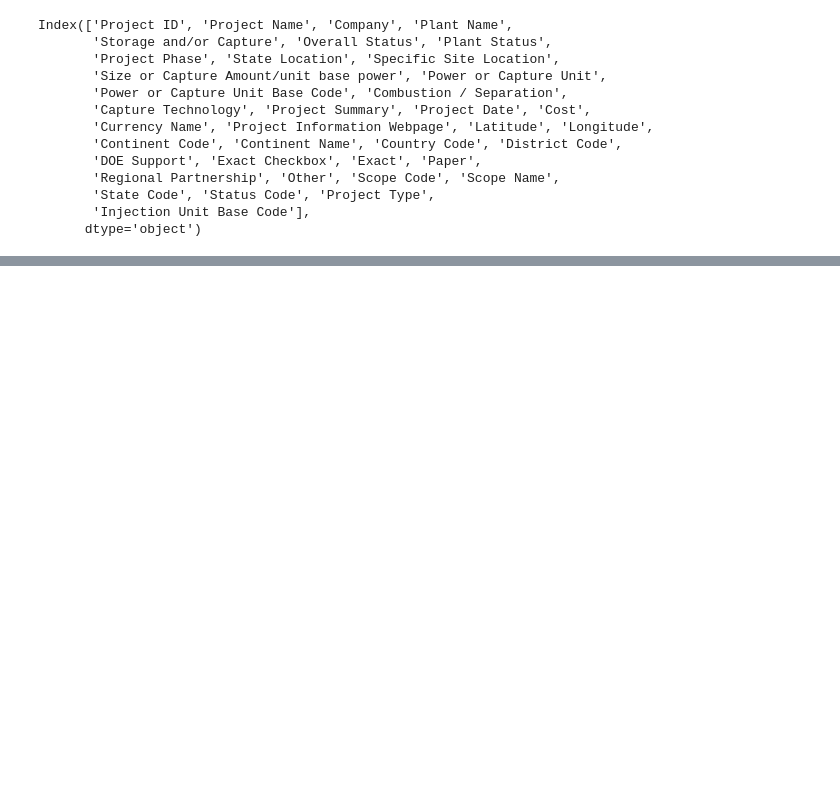
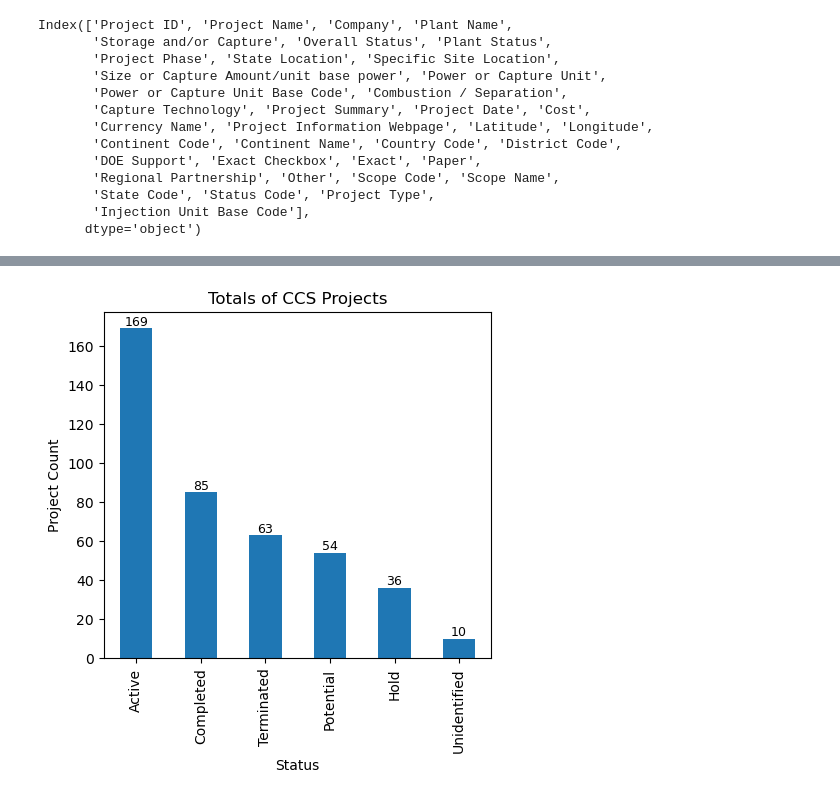
Before and after one commit to LardexTheLarge/AI-Project-1, a Jupyter notebook: CCS map Cleaning.ipynb, the cells around one changed output, grey strips where cells are left out. Drawn from its saved outputs; the diff is of its cells as text; code cells hidden in the pictures; blank space fills up the shorter version.

```diff
--- a/CCS map Cleaning.ipynb
+++ b/CCS map Cleaning.ipynb
@@ -129,2 +147,19 @@ plt.show()
+# %%
+#Create a series for Overall status using value count and plot the series
+totalStatus = dfNew["Overall Status"].value_counts()
+ax = totalStatus.plot(kind="bar", figsize=(5,4.5))
+
+# Annotate each bar with its total
+for i, value in enumerate(totalStatus):
+    ax.text(i, value + 0.1, str(value), ha='center', va='bottom', fontsize=9, color='black')
+
+# Add title and labels
+plt.title("Totals of CCS Projects")
+plt.xlabel("Status")
+plt.ylabel("Project Count")
+
+plt.show()
+# %% [output]
+[figure, added]
 # %%
 dfNew.to_csv("CCS Map Data.csv")
```
Also changed, not shown: parts of 3 cells of this notebook.
